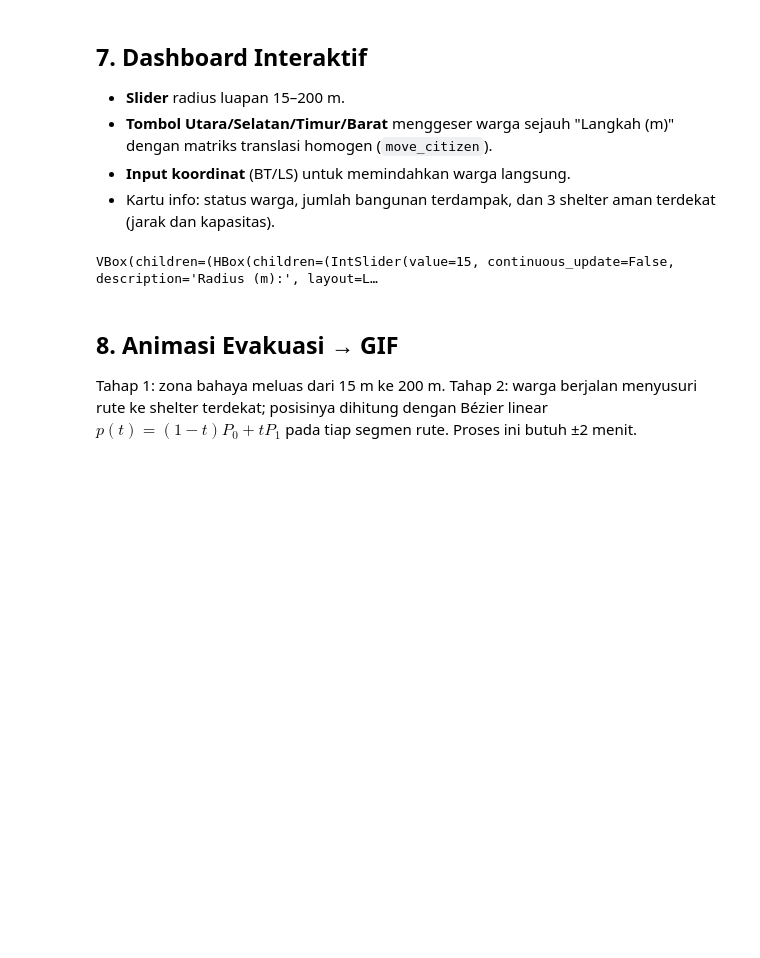
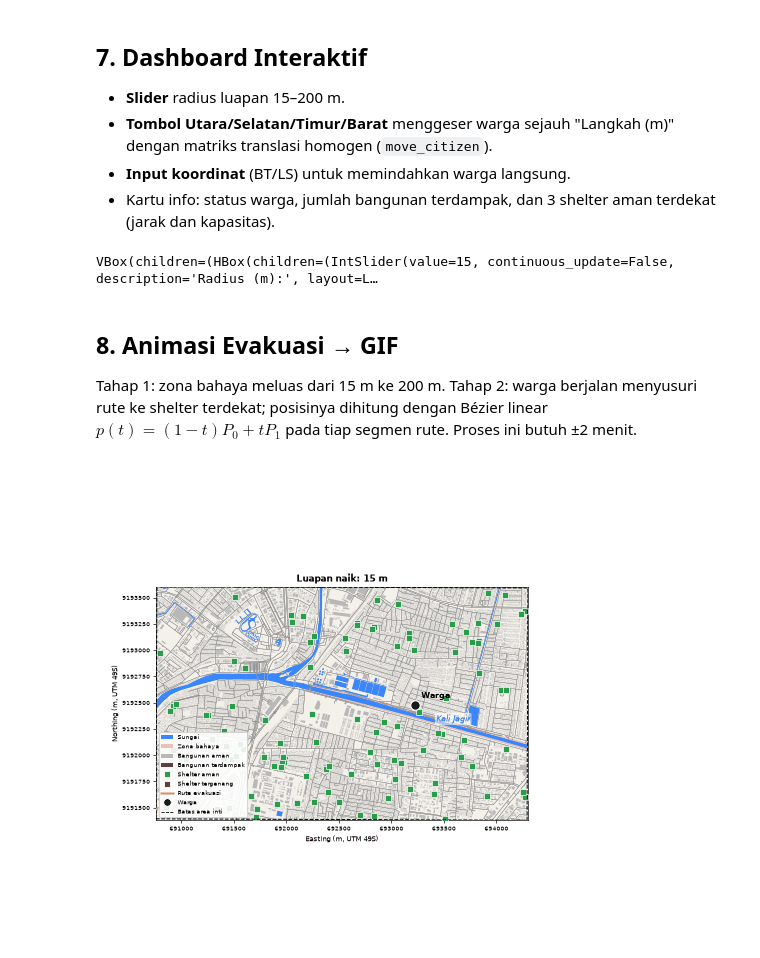
Before and after one commit to felicia-sw/comgraph_afl2, a Jupyter notebook: flood_evacuation.ipynb, the cells around one changed output. Cells and saved outputs as stored; diff of their text form; code cells hidden in the pictures; blank space fills up the shorter version.

```diff
--- a/flood_evacuation.ipynb
+++ b/flood_evacuation.ipynb
@@ -201,5 +202,7 @@ VBox(children=(HBox(children=(IntSlider(value=15, continuous_update=False, descr
 ## 8. Animasi Evakuasi → GIF
 Tahap 1: zona bahaya meluas dari 15 m ke 200 m. Tahap 2: warga berjalan menyusuri rute ke shelter terdekat; posisinya dihitung dengan Bézier linear $p(t) = (1-t)P_0 + tP_1$ pada tiap segmen rute. Proses ini butuh ±2 menit.
 # %%
-# gif_path = make_animation(layers, zone_fn, route_fn, resident, save_path="output/animasi_evakuasi.gif")
-# Image(filename=gif_path)
+gif_path = make_animation(layers, zone_fn, route_fn, resident, save_path="output/animasi_evakuasi.gif")
+Image(filename=gif_path)
+# %% [output]
+[figure, added]
```
Also changed, not shown: parts of 1 cell of this notebook, 2 other files.
